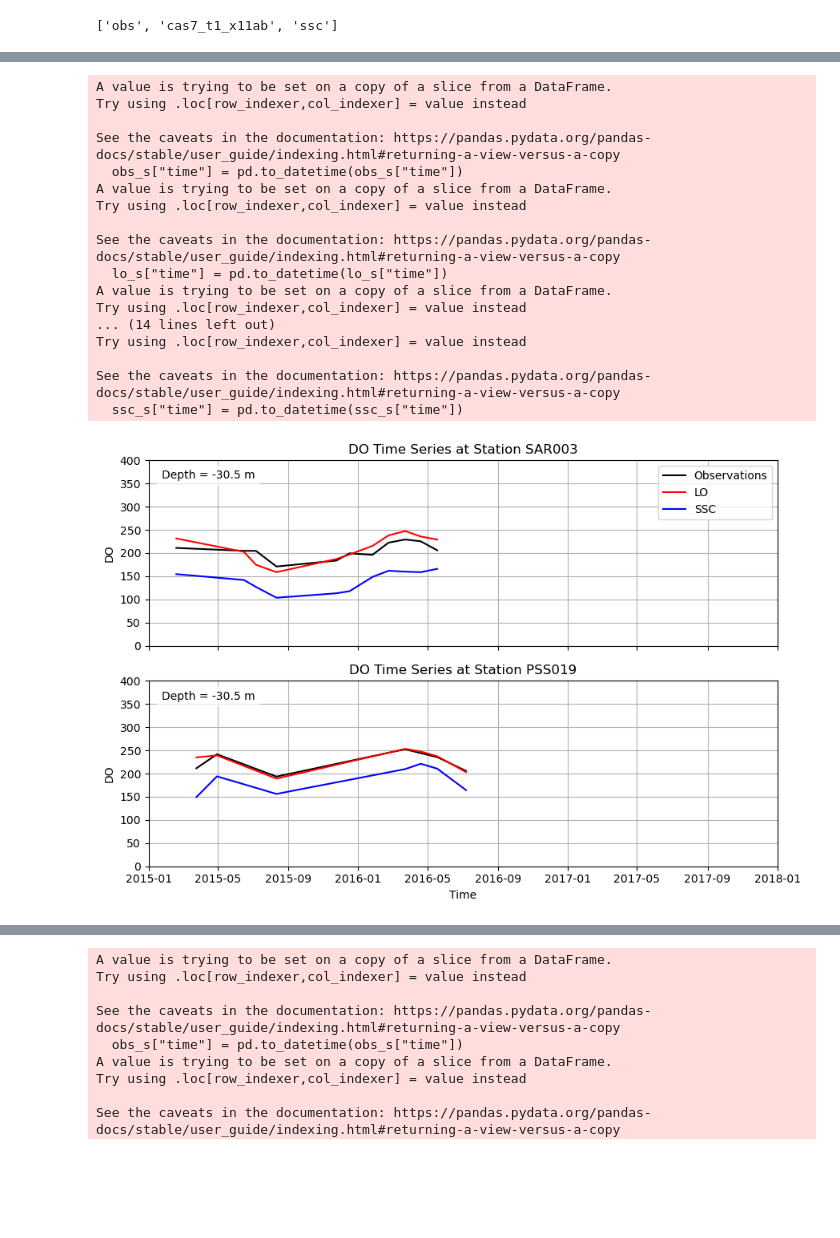
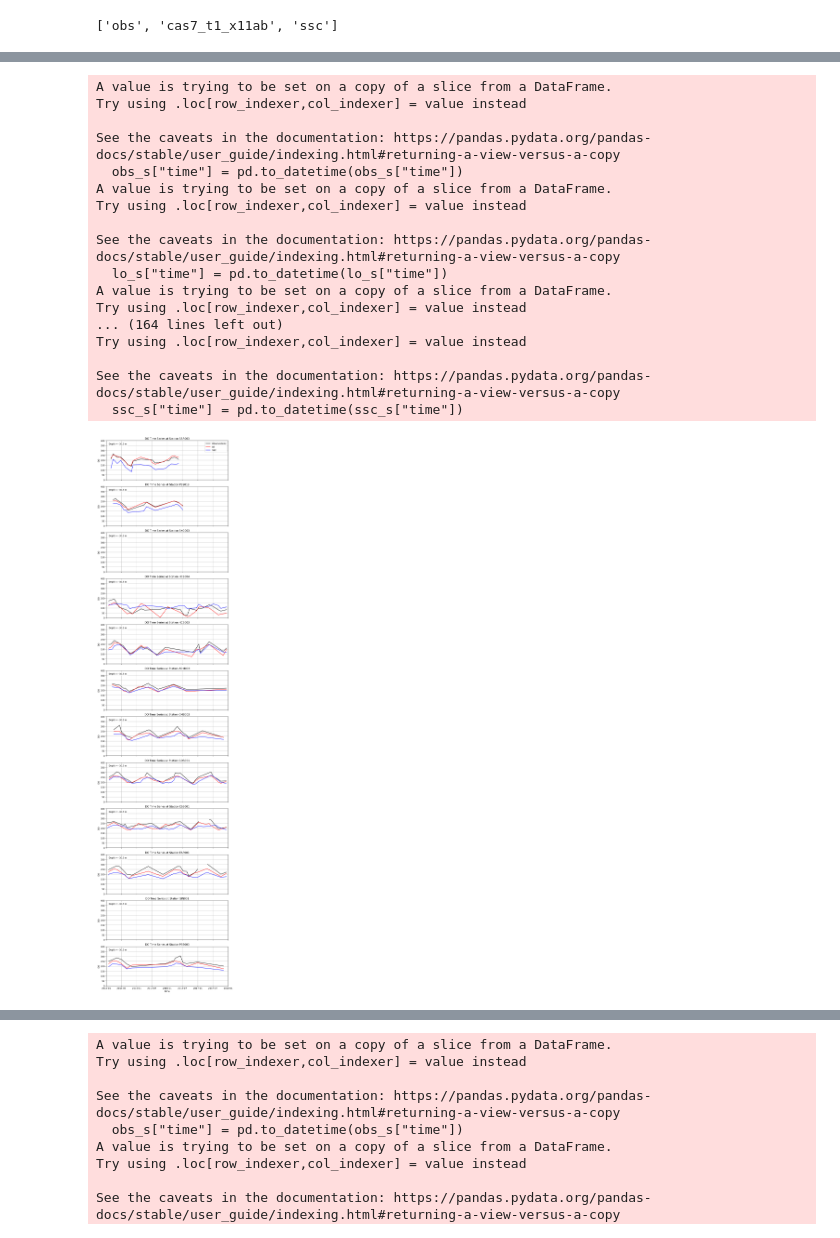
Before and after one commit to tiabottger/LO_user, a Jupyter notebook: intermodel_comparison/timeseries_exploration.ipynb, the cells around one changed output, grey strips where cells are left out. Saved outputs shown, nothing was run; the diff lists cells and outputs as text; code cells hidden in the pictures; blank space fills up the shorter version.

```diff
--- a/intermodel_comparison/timeseries_exploration.ipynb
+++ b/intermodel_comparison/timeseries_exploration.ipynb
@@ -3,9 +3,7 @@ import pandas as pd
 import matplotlib.pyplot as plt
 import numpy as np
 # %%
-import pandas as pd
-
-years = [2015, 2016, 2017]
+years = [2014, 2015, 2016, 2017]
 keys = ["obs", "cas7_t1_x11ab", "ssc"]
 
 data_list = []
@@ -30 +28,3 @@ ssc: (15807, 16)
+# %%
+data = pd.read_pickle("./combined_bottle_2014_cas7_t1_x11ab_ssc.pkl")
 # %%
@@ -64,0 +49,16 @@ for _, row in stn_df.iterrows():
+# %%
+# Selected stations
+station_names = ["SAR003", "PSS019", "SKG003","HCB004", "HCB003", "ADM003", "CMB003", "GOR001", "CSE001", "EAP001", "SIN001", "PSB003"]
+
+obs = data["obs"]
+
+for station in station_names:
+
+    # Filter to station
+    obs_s = obs[obs["name"] == station]
+
+    # Get unique depths
+    depths = np.sort(obs_s["z"].dropna().unique())
+
+    print(f"\n{station}")
+    print(depths)
@@ -67,11 +85,12 @@ for _, row in stn_df.iterrows():
 
 # choose stations
 # station_names = ['SAR003', 'SKG003', 'PSS019']  # whidbey basin
-station_names = ['SAR003', 'PSS019']  # whidbey basin
+# station_names = ['SAR003', 'PSS019']  # whidbey basin
 # station_names = ['HCB004', 'HCB007', 'HCB003', 'HCB010'] # hood canal
 # station_names = ['HCB004', 'HCB003', 'HCB010'] # hood canal
 # station_names = ['ADM001', 'ADM003', 'PSB003', 'SIN001', 'ELB015', 'EAP001'] # main basin
 # station_names = ['ADM003', 'PSB003', 'ELB015', 'EAP001'] # main basin
+station_names = ["SAR003", "PSS019", "SKG003","HCB004", "HCB003", "ADM003", "CMB003", "GOR001", "CSE001", "EAP001", "SIN001", "PSB003"]
 
 obs = data_all["obs"]
 lo = data_all["cas7_t1_x11ab"]
@@ -129,40 +148,40 @@ for ax, station_name in zip(axes, station_names):
     fontsize=10,
     bbox=dict(facecolor="white", alpha=0.7, edgecolor="none"))
 
-    ax.set_xlim(pd.Timestamp("2015-01-01"), pd.Timestamp("2018-01-01"))
+    ax.set_xlim(pd.Timestamp("2014-01-01"), pd.Timestamp("2018-01-01"))
     ax.set_ylim(0, 400)
 
     ax.set_title(f"DO Time Series at Station {station_name}")
     ax.set_ylabel("DO")
     ax.grid(True)
 
 # Common x-label
 axes[-1].set_xlabel("Time")
 
 # Single legend (from first subplot)
 axes[0].legend()
 
 plt.tight_layout()
 plt.show()
 # %% [output]
 A value is trying to be set on a copy of a slice from a DataFrame.
 Try using .loc[row_indexer,col_indexer] = value instead
 
 See the caveats in the documentation: https://pandas.pydata.org/pandas-docs/stable/user_guide/indexing.html#returning-a-view-versus-a-copy
   obs_s["time"] = pd.to_datetime(obs_s["time"])
 A value is trying to be set on a copy of a slice from a DataFrame.
 Try using .loc[row_indexer,col_indexer] = value instead
 
 See the caveats in the documentation: https://pandas.pydata.org/pandas-docs/stable/user_guide/indexing.html#returning-a-view-versus-a-copy
   lo_s["time"] = pd.to_datetime(lo_s["time"])
 A value is trying to be set on a copy of a slice from a DataFrame.
 Try using .loc[row_indexer,col_indexer] = value instead
-... (14 lines left out)
+... (164 lines left out)
 Try using .loc[row_indexer,col_indexer] = value instead
 
 See the caveats in the documentation: https://pandas.pydata.org/pandas-docs/stable/user_guide/indexing.html#returning-a-view-versus-a-copy
   ssc_s["time"] = pd.to_datetime(ssc_s["time"])
-[figure, old version]
+[figure, new version]
 # %%
 # DO mg/L
 
```
Also changed, not shown: parts of 6 cells of this notebook, 24 other files.
